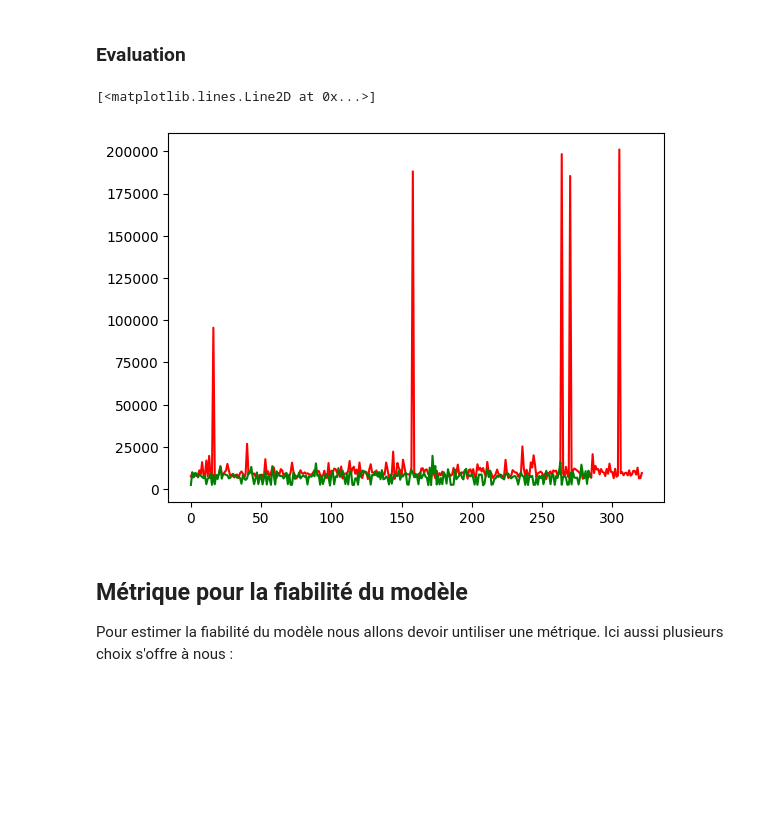
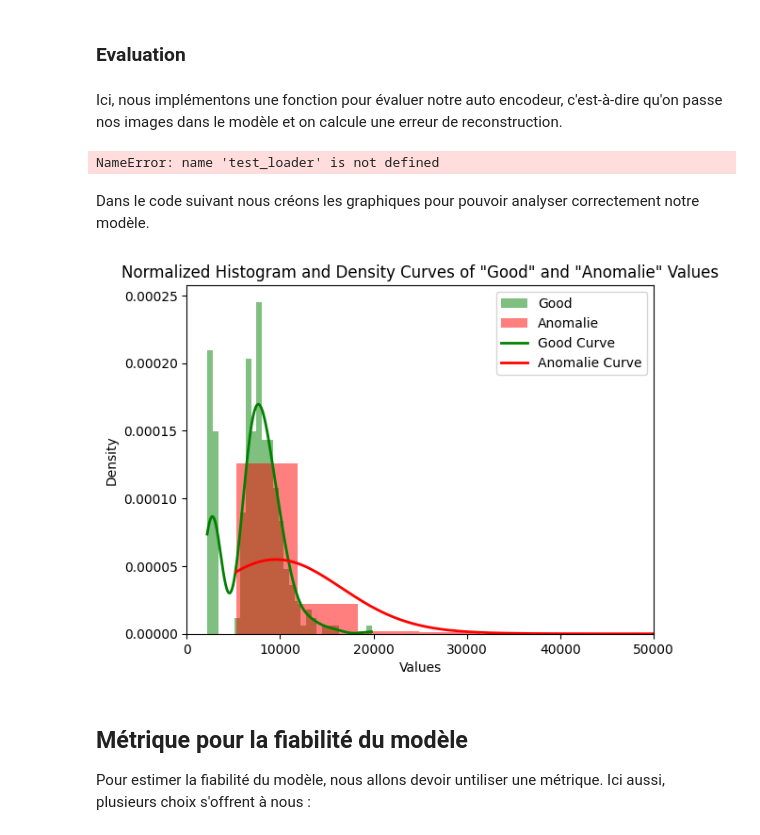
Before and after one commit to PommeDev/Detection-d-anomalies, a Jupyter notebook: AutoEncodeur_notebook.ipynb, the cells around one changed output. Cells and saved outputs as stored; diff of their text form; code cells hidden in the pictures; blank space fills up the shorter version.

```diff
--- a/AutoEncodeur_notebook.ipynb
+++ b/AutoEncodeur_notebook.ipynb
@@ -413,14 +406,13 @@ datasetTest = CustomImageTestDataset(image_dir=image_dir, transform=transform)
 test_loader = DataLoader(datasetTest, batch_size=1, shuffle=True)
 # %% [markdown]
 ### Evaluation
+# %% [markdown]
+Ici, nous implémentons une fonction pour évaluer notre auto encodeur, c'est-à-dire qu'on passe nos images dans le modèle et on calcule une erreur de reconstruction.
 # %%
 import torch
 import torch.nn.functional as F
 import matplotlib.pyplot as plt
 
-# Assumons que ton modèle est déjà entraîné et stocké dans 'model'
-# Et que tu as une DataLoader pour les données de test
-# Par exemple, test_loader est un DataLoader PyTorch pour les images de test
 
 def evaluate_autoencoder(model, test_loader, device):
     model.eval()  # Passer le modèle en mode évaluation
@@ -431,16 +423,14 @@ def evaluate_autoencoder(model, test_loader, device):
 
     with torch.no_grad():  # Désactiver le calcul des gradients
         for data in test_loader:
-            inputs, label = data  # On se fiche de la cible dans un autoencodeur
+            inputs, label = data
 
-            # Déplacer les données vers le bon périphérique (CPU ou GPU)
             inputs = inputs.to(device)
 
-            # Passer les images à travers l'autoencodeur
-            outputs = model(inputs) #image de sortie
+            outputs = model(inputs)
 
             # Calcul de la perte L2 (Mean Squared Error)
-            loss = F.mse_loss(outputs, inputs, reduction='sum')  # Utiliser 'sum' pour calculer la somme sur tout le batch
+            loss = F.mse_loss(outputs, inputs, reduction='sum')
             result[label[0]].append(loss.item())
             total_loss += loss.item()
             num_samples += inputs.size(0)
@@ -451,21 +441,49 @@ def evaluate_autoencoder(model, test_loader, device):
     return avg_loss,result
 
 
-# Exemple d'évaluation
-
-# Test loader est un DataLoader contenant les données de test
-# Assume que test_loader est déjà défini (par exemple avec DataLoader de PyTorch)
-#implementer testLoader
 avg,re = evaluate_autoencoder(model, test_loader, device)
-
-
-plt.plot(re['anomalie'],c='r')
-plt.plot(re['good'],c='g')
 # %% [output]
-[<matplotlib.lines.Line2D at 0x...>]
+NameError: name 'test_loader' is not defined
-[figure, removed]
+# %% [markdown]
+Dans le code suivant nous créons les graphiques pour pouvoir analyser correctement notre modèle.
+# %%
+import matplotlib.pyplot as plt
+import numpy as np
+from scipy.stats import gaussian_kde
+
+good_values = re['good']
+anomalie_values = re['anomalie']
+
+# Création de l'histogramme normalisé
+plt.hist(good_values, bins=30, alpha=0.5, label='Good', color='g', density=True)
+plt.hist(anomalie_values, bins=30, alpha=0.5, label='Anomalie', color='r', density=True)
+
+#Création de la courbe pour les "bonnes" images
+kde_good = gaussian_kde(good_values)
+x_good = np.linspace(min(good_values), max(good_values), 1000)
+plt.plot(x_good, kde_good(x_good), color='g', label='Good Curve', lw=2)
+
+# Pareil pour anomalie
+kde_anomalie = gaussian_kde(anomalie_values)
+x_anomalie = np.linspace(min(anomalie_values), max(anomalie_values), 1000)
+plt.plot(x_anomalie, kde_anomalie(x_anomalie), color='r', label='Anomalie Curve', lw=2)
+
+plt.title('Normalized Histogram and Density Curves of "Good" and "Anomalie" Values')
+plt.xlabel('Values')
+plt.ylabel('Density')
+
+plt.legend()
+
+plt.xlim(0, 50000)
+
+
+# plt.xscale('log')
+
+plt.show()
+# %% [output]
+[figure, added]
 # %% [markdown]
 ## Métrique pour la fiabilité du modèle
 
-Pour estimer la fiabilité du modèle nous allons devoir untiliser une métrique.
-Ici aussi plusieurs choix s'offre à nous :
+Pour estimer la fiabilité du modèle, nous allons devoir untiliser une métrique.
+Ici aussi, plusieurs choix s'offrent à nous :
```
Also changed, not shown: parts of 19 cells of this notebook, 5 other files.
